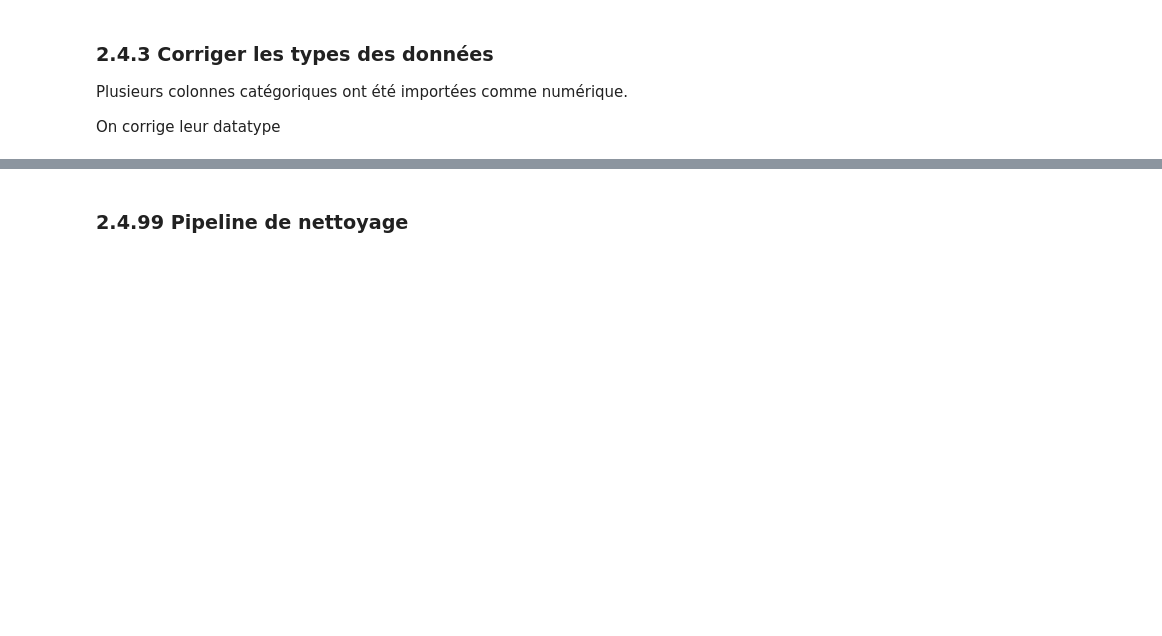
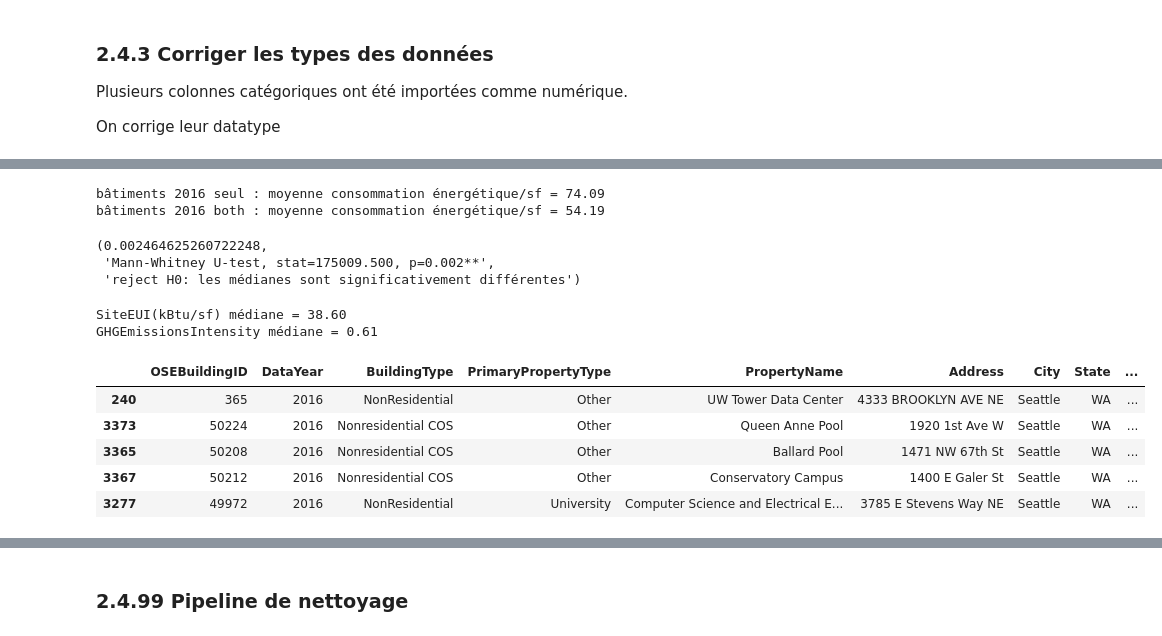
Before and after one commit to mrcreasey/oc-ds-p4-supervised-learning, a Jupyter notebook: Pélec_01_notebook.ipynb, the cells around one changed output, grey strips where cells are left out. Cells and saved outputs as stored; diff of their text form; code cells hidden in the pictures; blank space fills up the shorter version.

Commit message:
analyse buildings with only one year of data

```diff
--- a/Pélec_01_notebook.ipynb
+++ b/Pélec_01_notebook.ipynb
@@ -826,0 +902,5 @@ data_df = data_df.pipe(corriger_datatypes)
+# %%
+data_2016_seul = data2016[~data2016['OSEBuildingID'].isin(bat_communs.index)]
+data_2016_both = data2016[data2016['OSEBuildingID'].isin(bat_communs.index)]
+
+data_2016_seul['YearBuilt'].value_counts()[:2]
@@ -826,0 +919,29 @@ data_df = data_df.pipe(corriger_datatypes)
+# %%
+print(
+    f"bâtiments 2016 seul : moyenne consommation énergétique/sf = {data_2016_seul['SiteEUI(kBtu/sf)'].mean():.2f}")
+print(
+    f"bâtiments 2016 both : moyenne consommation énergétique/sf = {data_2016_both['SiteEUI(kBtu/sf)'].mean():.2f}")
+# test_mannwhitneyu(data_2016_seul['SiteEUI(kBtu/sf)'],data_2016_both['SiteEUI(kBtu/sf)'])
+test_mannwhitneyu(data_2016_seul['GHGEmissionsIntensity'],
+                  data_2016_both['GHGEmissionsIntensity'])
+# %% [output]
+bâtiments 2016 seul : moyenne consommation énergétique/sf = 74.09
+bâtiments 2016 both : moyenne consommation énergétique/sf = 54.19
+(0.002464625260722248,
+ 'Mann-Whitney U-test, stat=175009.500, p=0.002**',
+ 'reject H0: les médianes sont significativement différentes')
+# %%
+print(
+    f'SiteEUI(kBtu/sf) médiane = {data2016["SiteEUI(kBtu/sf)"].median():.2f}')
+print(
+    f'GHGEmissionsIntensity médiane = {data2016["GHGEmissionsIntensity"].median():.2f}')
+data_2016_seul.sort_values(by='SiteEUI(kBtu/sf)', ascending=False).head()
+# %% [output]
+SiteEUI(kBtu/sf) médiane = 38.60
+GHGEmissionsIntensity médiane = 0.61
+|  | OSEBuildingID | DataYear | BuildingType | PrimaryPropertyType | PropertyName | Address | City | State | ... |
+| 240 | 365 | 2016 | NonResidential | Other | UW Tower Data Center | 4333 BROOKLYN AVE NE | Seattle | WA | ... |
+| 3373 | 50224 | 2016 | Nonresidential COS | Other | Queen Anne Pool | 1920 1st Ave W | Seattle | WA | ... |
+| 3365 | 50208 | 2016 | Nonresidential COS | Other | Ballard Pool | 1471 NW 67th St | Seattle | WA | ... |
+| 3367 | 50212 | 2016 | Nonresidential COS | Other | Conservatory Campus | 1400 E Galer St | Seattle | WA | ... |
+| 3277 | 49972 | 2016 | NonResidential | University | Computer Science and Electrical E... | 3785 E Stevens Way NE | Seattle | WA | ... |
```
Also changed, not shown: parts of 23 cells of this notebook, 1 other file.
